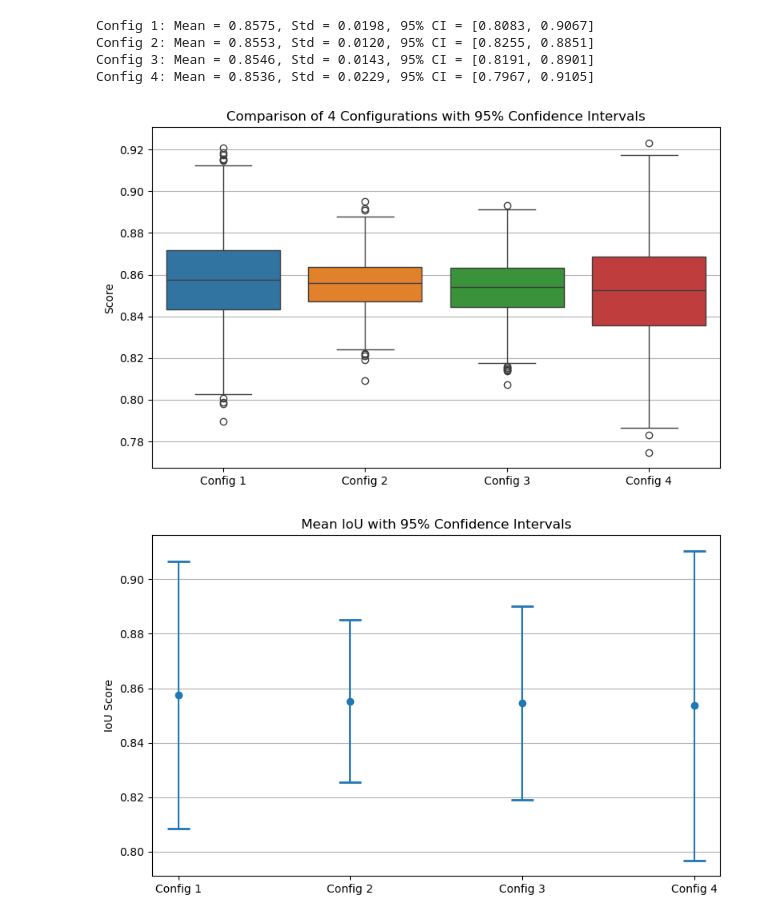
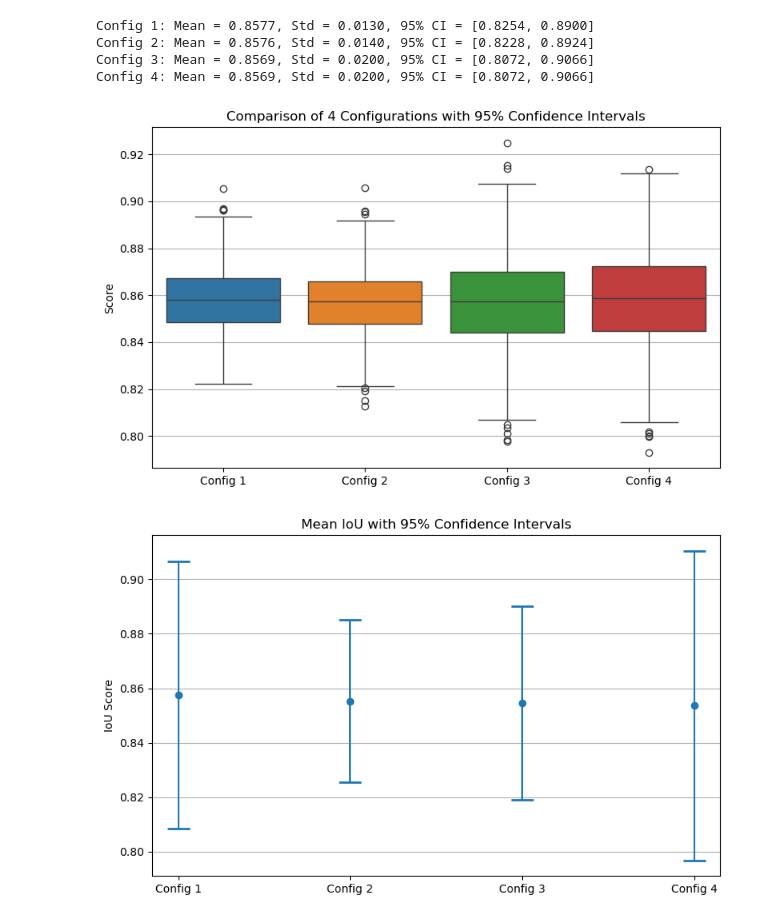
Before and after one commit to Alfred-Aqraou/nk-cell-segmentation, a Jupyter notebook: stats_test.ipynb, the cells around one changed output. Saved outputs shown, nothing was run; the diff lists cells and outputs as text; code cells hidden in the pictures.

Commit message:
updated top 4 boxplots with new configs where iou loss present

```diff
--- a/stats_test.ipynb
+++ b/stats_test.ipynb
@@ -5,8 +5,8 @@ import matplotlib.pyplot as plt
 import seaborn as sns
 # %%
 # === Input: mean and std for each config ===
-means = [0.8575,0.8553,0.8546,0.8536]
-stds  = [0.0198,0.0120,0.0143,0.0229]
+means = [0.8577,0.8576,0.8569,0.8569]
+stds  = [0.013,0.014,0.020,0.020]
 
 # Assume n = 3 folds
 n = 3
@@ -15,38 +15,38 @@ n = 3
 simulated_data = []
 labels = []
 
 for i in range(len(means)):
     mean = means[i]
     std = stds[i]
 
     # 95% CI: mean ± t * (std / sqrt(n))
     sem = std / np.sqrt(n)
     t_value = stats.t.ppf(0.975, df=n-1)
     ci_lower = mean - t_value * sem
     ci_upper = mean + t_value * sem
 
     print(f"Config {i+1}: Mean = {mean:.4f}, Std = {std:.4f}, 95% CI = [{ci_lower:.4f}, {ci_upper:.4f}]")
 
     # Simulate n points for boxplot
     simulated_points = np.random.normal(loc=mean, scale=std, size=1000)
     simulated_data.append(simulated_points)
     labels.append(f'Config {i+1}')
 
 # === Plot boxplots ===
 plt.figure(figsize=(8, 5))
 sns.boxplot(data=simulated_data)
 plt.xticks(ticks=np.arange(len(labels)), labels=labels)
 plt.ylabel('Score')
 plt.title('Comparison of 4 Configurations with 95% Confidence Intervals')
 plt.grid(True, axis='y')
 plt.tight_layout()
 plt.show()
 # %% [output]
-Config 1: Mean = 0.8575, Std = 0.0198, 95% CI = [0.8083, 0.9067]
-Config 2: Mean = 0.8553, Std = 0.0120, 95% CI = [0.8255, 0.8851]
-Config 3: Mean = 0.8546, Std = 0.0143, 95% CI = [0.8191, 0.8901]
-Config 4: Mean = 0.8536, Std = 0.0229, 95% CI = [0.7967, 0.9105]
+Config 1: Mean = 0.8577, Std = 0.0130, 95% CI = [0.8254, 0.8900]
+Config 2: Mean = 0.8576, Std = 0.0140, 95% CI = [0.8228, 0.8924]
+Config 3: Mean = 0.8569, Std = 0.0200, 95% CI = [0.8072, 0.9066]
+Config 4: Mean = 0.8569, Std = 0.0200, 95% CI = [0.8072, 0.9066]
-[figure, old version]
+[figure, new version]
 # %%
 import numpy as np
 import matplotlib.pyplot as plt
```
Also changed, not shown: 1 other file.
